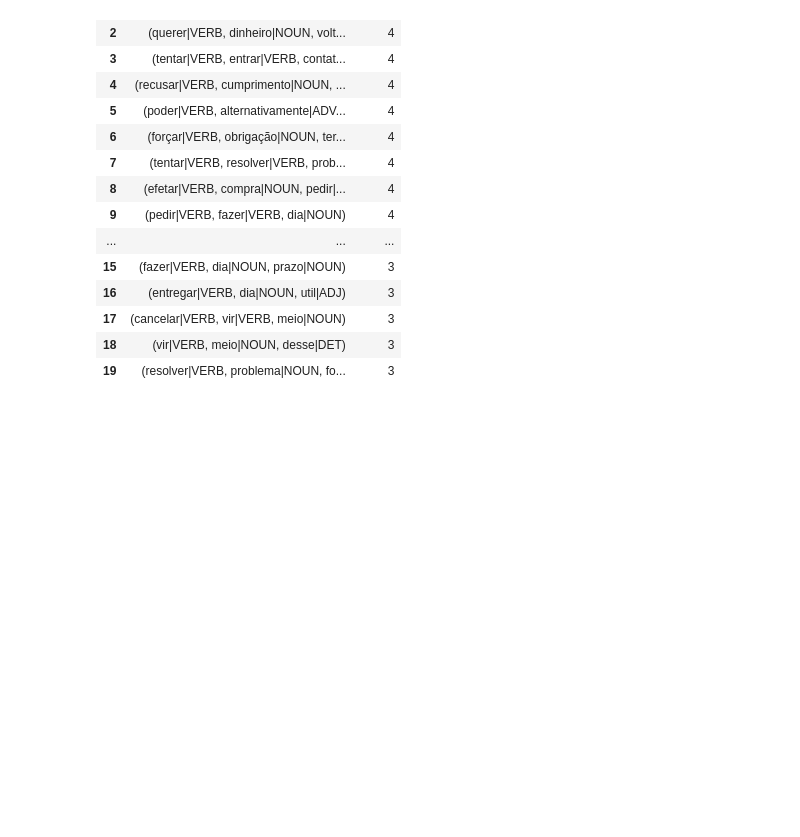
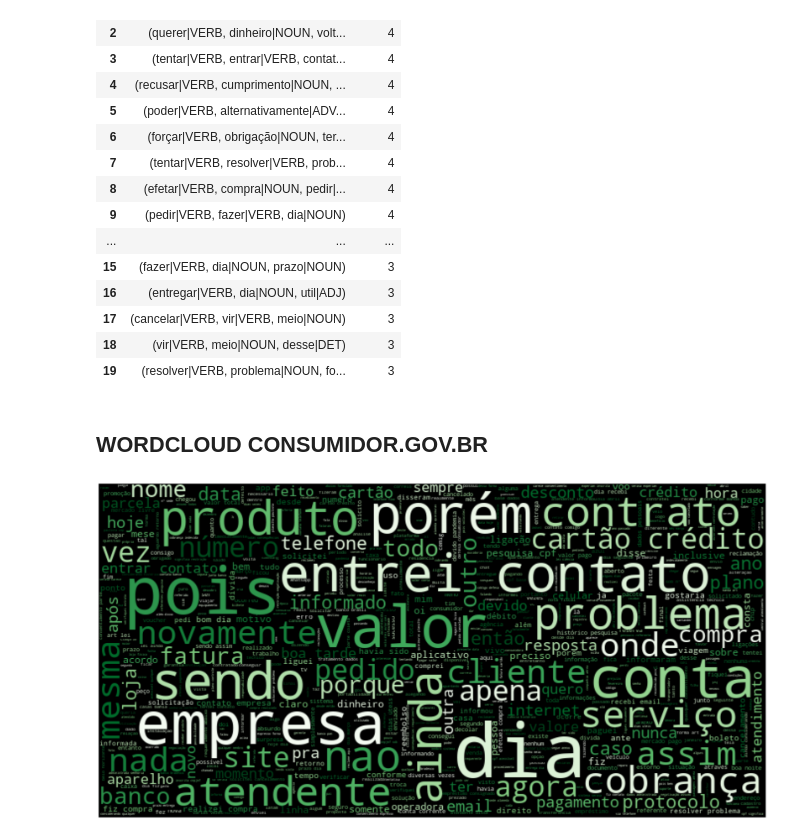
Before and after one commit to yohangumiel/Data-analysis, a Jupyter notebook: Ngram_aula.ipynb, the cells around one changed output. Saved outputs shown, nothing was run; the diff lists cells and outputs as text; code cells hidden in the pictures; blank space fills up the shorter version.

```diff
--- a/Ngram_aula.ipynb
+++ b/Ngram_aula.ipynb
@@ -625,3 +629,5 @@ df_trigram_first_element_lemma.head(20)
 | 17 | (cancelar|VERB, vir|VERB, meio|NOUN) | 3 |
 | 18 | (vir|VERB, meio|NOUN, desse|DET) | 3 |
 | 19 | (resolver|VERB, problema|NOUN, fo... | 3 |
+# %% [markdown]
+## WORDCLOUD CONSUMIDOR.GOV.BR
@@ -627,0 +638,47 @@ df_trigram_first_element_lemma.head(20)
+# %%
+def word_cloud_colored(lst_text, fig_img, color = 'white', height = 400, width = 800, max_words = 2000, colormap = None, size_X = 20, size_Y = 20):
+
+    str_text=" ".join(lst_text)
+    figure_mask = np.array(Image.open(fig_img))
+
+
+    wordcloud=WordCloud(background_color = color, mask = figure_mask, max_words = max_words, max_font_size = 90, colormap = colormap, height = height, width = width).generate(str_text)
+
+    X = size_X/2.54
+    Y = size_Y/2.25
+
+    # image_colors = ImageColorGenerator(figure_mask)
+    fig = plt.figure(figsize = [X, Y])
+    plt.imshow(wordcloud, interpolation = "bilinear") #.recolor(color_func = image_colors)
+    plt.axis("off")
+    plt.show()
+
+
+
+def word_cloud(lst_text, color = 'white', height = 400, width = 800, max_words = 2000, colormap = None, size_X = 20, size_Y = 20):
+
+
+    str_text=" ".join(lst_text)
+
+
+    wordcloud=WordCloud(background_color = color, max_words = max_words, max_font_size = 90, colormap = colormap, height = height, width = width).generate(str_text)
+
+
+
+    X = size_X/2.54
+    Y = size_Y/2.25
+
+    fig = plt.figure(figsize = [X, Y])
+    plt.imshow(wordcloud, interpolation = "bilinear")
+    plt.axis("off")
+    plt.box(False)
+    plt.show()
+# %%
+# colormaps: https://matplotlib.org/stable/tutorials/colors/colormaps.html
+# colors: https://matplotlib.org/stable/gallery/color/named_colors.html
+
+background_color = 'black'
+cmap = 'Greens'
+str_tweets=word_cloud(data_relatos_processado, color = background_color, colormap = cmap, size_X = 80, size_Y = 50)
+# %% [output]
+[figure, added]
```
Also changed, not shown: parts of 8 cells of this notebook.
